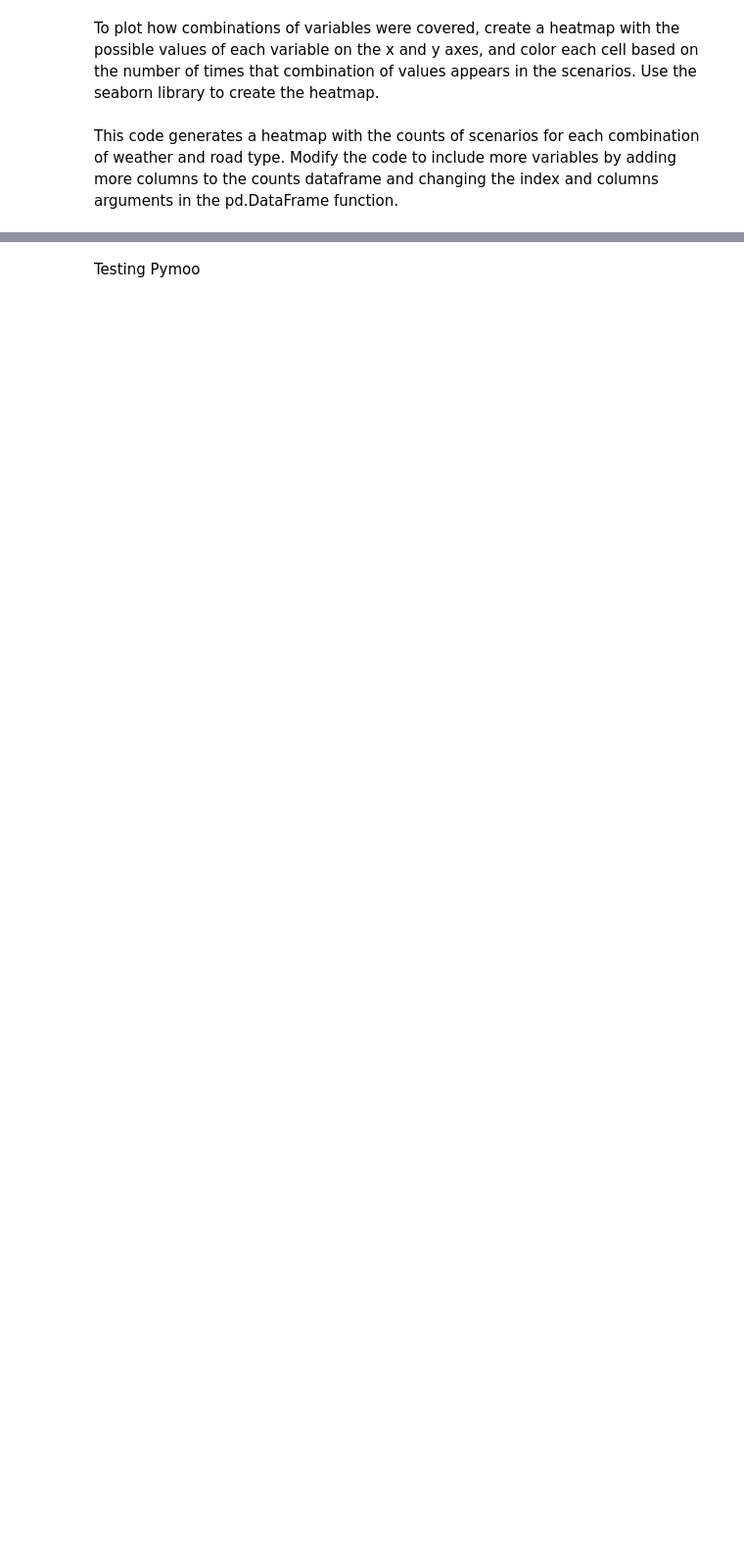
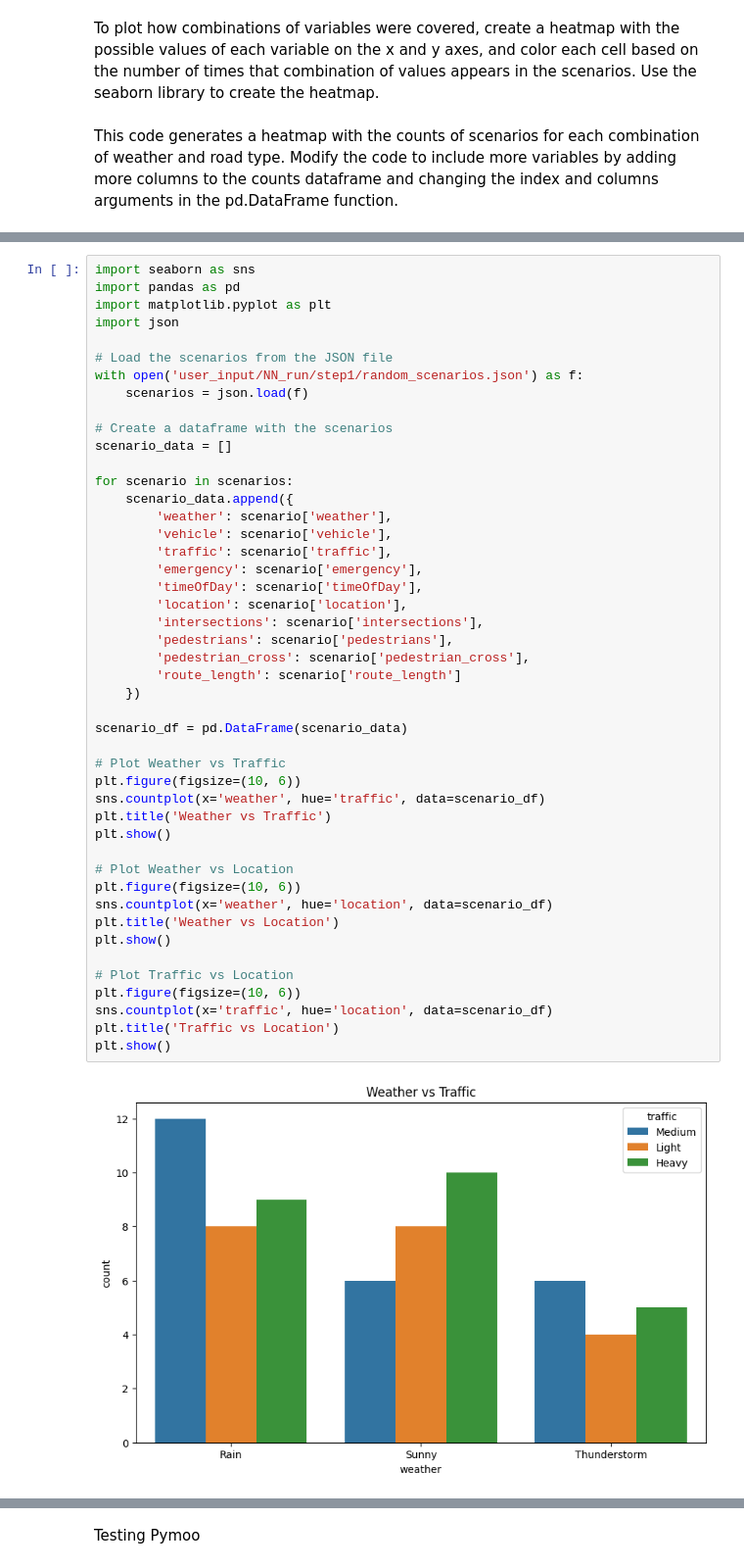
Before and after one commit to Nikitich2033/CARLA_0.9.13_scripts, a Jupyter notebook: j_generation_coverage.ipynb, the cells around one changed output, grey strips where cells are left out. Shown: that part at 98% size. Saved outputs shown, nothing was run; the diff lists cells and outputs as text; blank space fills up the shorter version.

```diff
--- a/j_generation_coverage.ipynb
+++ b/j_generation_coverage.ipynb
@@ -180,0 +219,48 @@ sns.heatmap(counts, annot=True, cmap="YlGnBu")
+# %%
+import seaborn as sns
+import pandas as pd
+import matplotlib.pyplot as plt
+import json
+
+# Load the scenarios from the JSON file
+with open('user_input/NN_run/step1/random_scenarios.json') as f:
+    scenarios = json.load(f)
+
+# Create a dataframe with the scenarios
+scenario_data = []
+
+for scenario in scenarios:
+    scenario_data.append({
+        'weather': scenario['weather'],
+        'vehicle': scenario['vehicle'],
+        'traffic': scenario['traffic'],
+        'emergency': scenario['emergency'],
+        'timeOfDay': scenario['timeOfDay'],
+        'location': scenario['location'],
+        'intersections': scenario['intersections'],
+        'pedestrians': scenario['pedestrians'],
+        'pedestrian_cross': scenario['pedestrian_cross'],
+        'route_length': scenario['route_length']
+    })
+
+scenario_df = pd.DataFrame(scenario_data)
+
+# Plot Weather vs Traffic
+plt.figure(figsize=(10, 6))
+sns.countplot(x='weather', hue='traffic', data=scenario_df)
+plt.title('Weather vs Traffic')
+plt.show()
+
+# Plot Weather vs Location
+plt.figure(figsize=(10, 6))
+sns.countplot(x='weather', hue='location', data=scenario_df)
+plt.title('Weather vs Location')
+plt.show()
+
+# Plot Traffic vs Location
+plt.figure(figsize=(10, 6))
+sns.countplot(x='traffic', hue='location', data=scenario_df)
+plt.title('Traffic vs Location')
+plt.show()
+# %% [output]
+[figure, added]
```
Also changed, not shown: parts of 7 cells of this notebook, 14 other files.
